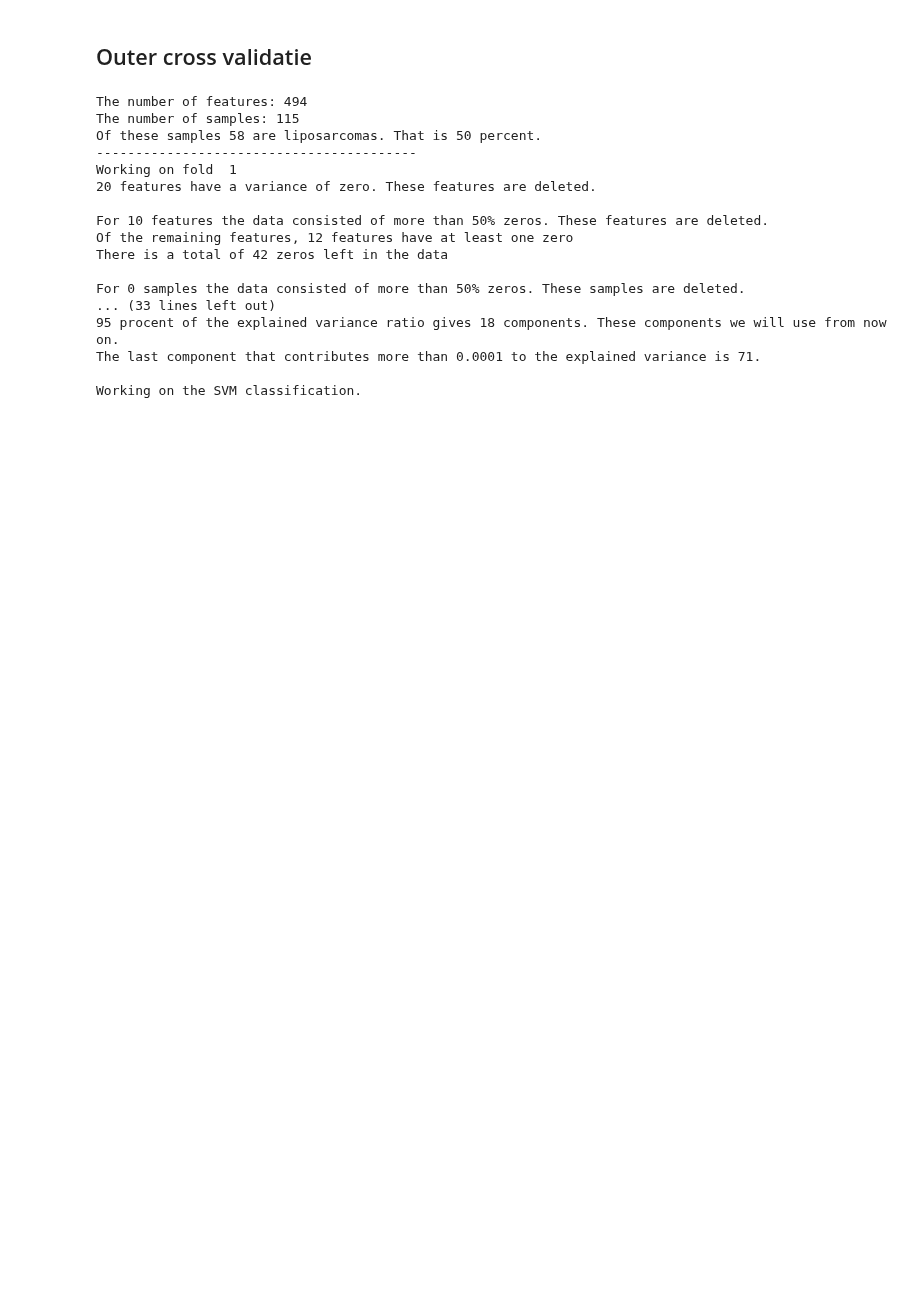
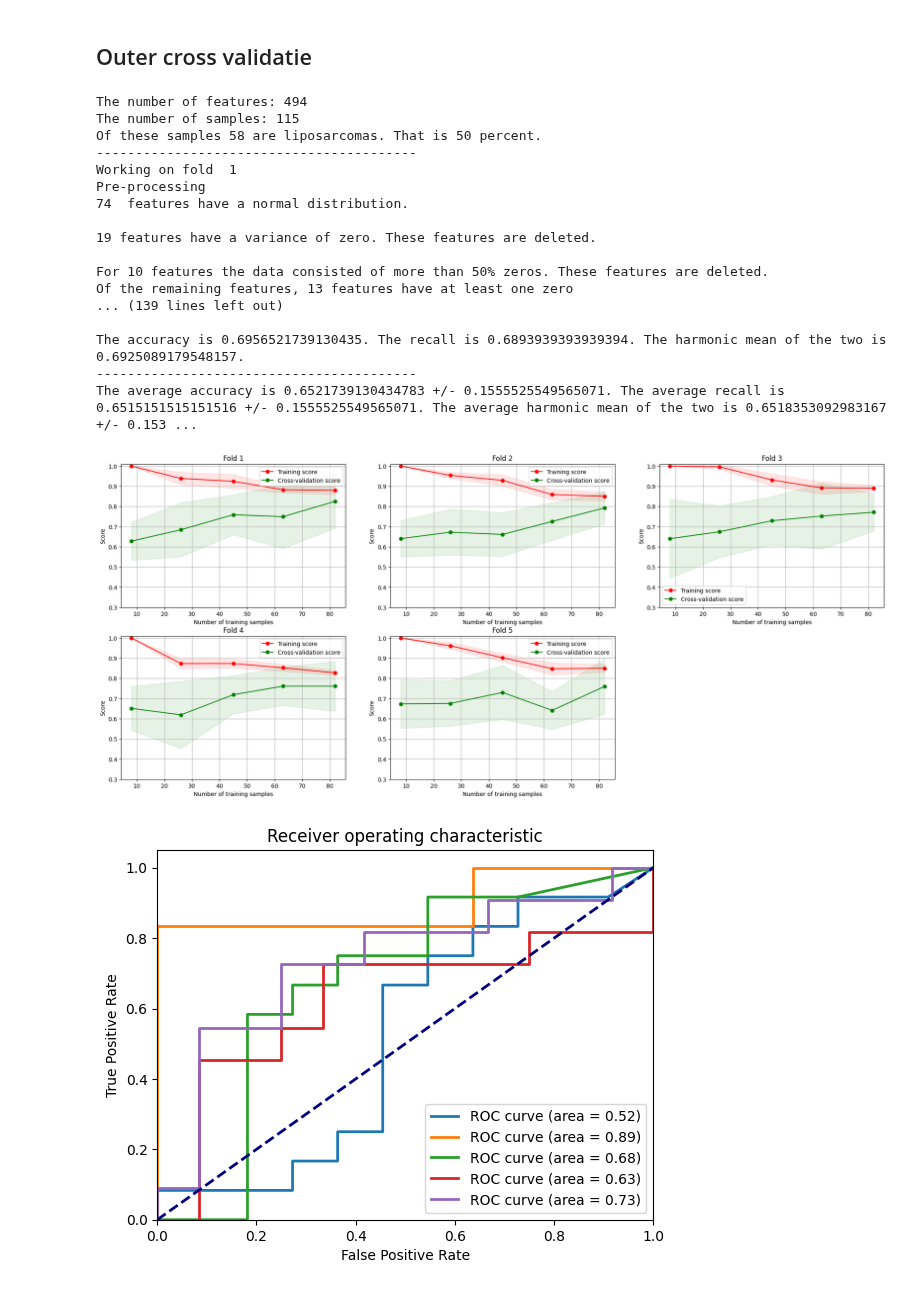
Before and after one commit to Doesjka/TM10007_ML_g9, a Jupyter notebook: assignment.ipynb, the cells around one changed output. Drawn from its saved outputs; the diff is of its cells as text; code cells hidden in the pictures; blank space fills up the shorter version.

```diff
--- a/assignment.ipynb
+++ b/assignment.ipynb
@@ -685,7 +693,6 @@ print(f"The accuracy is {accuracy}. The recall is {recall}. The harmonic mean of
 # %% [markdown]
 ## Outer cross validatie
 # %%
-import warnings
 warnings.filterwarnings("ignore")
 
 # Load data
@@ -693,13 +700,17 @@ data = load_data()
 X, y = extract_labels(data)
 
 # Custom scorer
-scoring = {'harmonic_mean': make_scorer(custom_score), 'accuracy': make_scorer(accuracy_score), 'recall': make_scorer(recall_score)}
+scoring = {'harmonic_mean': make_scorer(custom_score), 'accuracy': make_scorer(accuracy_score), 'recall': make_scorer(macro_recall)}
 
 # Define split
-skf = StratifiedKFold(n_splits=4, shuffle=True)
+skf = StratifiedKFold(n_splits=5, shuffle=True, random_state=42)
 
 # Initiate classifications
 clsfs = list()
+
+harmonic = []
+accuracy = []
+recall = []
 
 # Loop
 fig = plt.figure(figsize=(24,10))
@@ -719,60 +730,79 @@ for train, test in skf.split(X,y):
     y_test = y[test]
 
     # Pre-processing
+    print("Pre-processing")
     X_train, zero_variance, feature_del, scaler, rslt_df, pca, component = pre_processing_train(X_train)
 
     # Classifier
     clsfs = SVM(X_train,y_train,clsfs)
     clf = clsfs[fold-1]
-    # clsfs = KNN(X_train,y_train,clsfs)
-    # clsfs = SVM(X_train, y_train, clsfs)
 
     # Plotting the learning curve
-    ax = fig.add_subplot(2, 2, fold)
+    ax = fig.add_subplot(2, 3, fold)
     title = str(f"Fold {fold}")
     plot_learning_curve(clf, title, X_train, y_train, ax, ylim=(0.3, 1.01), cv=10)
 
     # Start test
+    print("Now we test it on the test data")
     X_test = pre_processing_test(X_test, zero_variance, feature_del, scaler, rslt_df, pca, component)
     y_score = clf.predict_proba(X_test)
 
     # Plotting the ROC curves
     plot_roc_curve(y_score, y_test, plt)
 
     # Scores berekenen
     y_true = y_test
     y_pred = clf.predict(X_test)
-    harmonic = custom_score(y_true, y_pred)
-    accuracy = accuracy_score(y_true, y_pred)
-    recall = recall_score(y_true, y_pred)
-    print(f"The accuracy is {accuracy}. The recall is {recall}. The harmonic mean of the two is {harmonic}.")
-    print(clf)
+    harmonic.append(custom_score(y_true, y_pred))
+    recall.append(macro_recall(y_true, y_pred))
+    accuracy.append(accuracy_score(y_true, y_pred))
+
+    print(f"The accuracy is {accuracy[fold-1]}. The recall is {recall[fold-1]}. The harmonic mean of the two is {harmonic[fold-1]}.")
+
+    # harmonic_tot += harmonic
+    # accuracy_tot += accuracy
+    # recall_tot += recall
+
+# Gemiddeldes uitrekenen
+harmonic_gem = np.average(harmonic)
+accuracy_gem = np.average(accuracy)
+recall_gem = np.average(recall)
+
+# Standaard deviaties
+harmonic_std = np.std(harmonic)
+accuracy_std = np.std(accuracy)
+recall_std = np.std(recall)
+
+print("-----------------------------------------")
+print(f"The average accuracy is {accuracy_gem} +/- {accuracy_std}. The average recall is {recall_gem} +/- {accuracy_std}. The average harmonic mean of the two is {harmonic_gem} +/- {recall_std}.")
 
 # Finishing the ROC plot
 lw = 2
 plt.plot([0, 1], [0, 1], color='navy', lw=lw, linestyle='--')
 plt.xlim([0.0, 1.0])
 plt.ylim([0.0, 1.05])
 plt.xlabel('False Positive Rate')
 plt.ylabel('True Positive Rate')
 plt.title('Receiver operating characteristic')
 plt.legend(loc="lower right")
 plt.show()
 # %% [output]
 The number of features: 494
 The number of samples: 115
 Of these samples 58 are liposarcomas. That is 50 percent.
 -----------------------------------------
 Working on fold  1
-20 features have a variance of zero. These features are deleted.
+Pre-processing
+74  features have a normal distribution.
+
+19 features have a variance of zero. These features are deleted.
 
 For 10 features the data consisted of more than 50% zeros. These features are deleted.
-Of the remaining features, 12 features have at least one zero
-There is a total of 42 zeros left in the data
+Of the remaining features, 13 features have at least one zero
+... (139 lines left out)
 
-For 0 samples the data consisted of more than 50% zeros. These samples are deleted.
-... (33 lines left out)
-95 procent of the explained variance ratio gives 18 components. These components we will use from now on.
-The last component that contributes more than 0.0001 to the explained variance is 71.
-
-Working on the SVM classification.
+The accuracy is 0.6956521739130435. The recall is 0.6893939393939394. The harmonic mean of the two is 0.6925089179548157.
+-----------------------------------------
+The average accuracy is 0.6521739130434783 +/- 0.1555525549565071. The average recall is 0.6515151515151516 +/- 0.1555525549565071. The average harmonic mean of the two is 0.6518353092983167 +/- 0.153 ...
+[figure, added]
+[figure, added]
```
Also changed, not shown: parts of 16 cells of this notebook.
